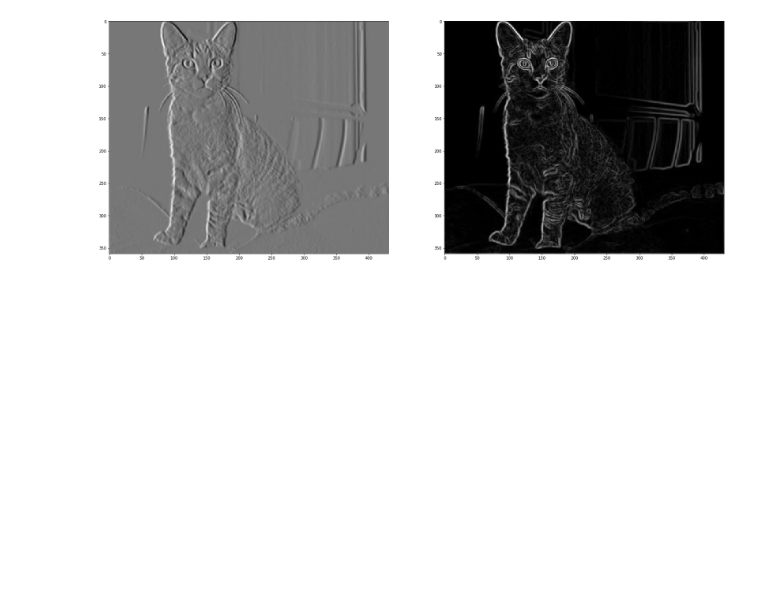
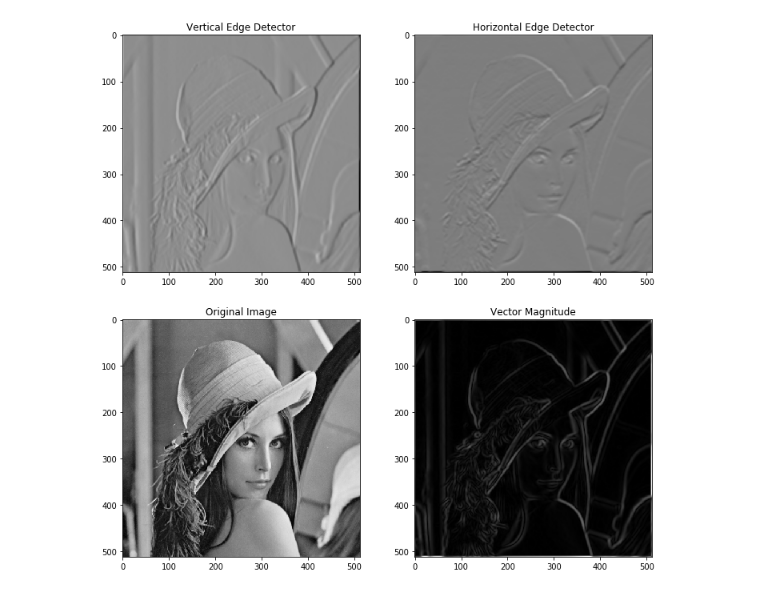
Before and after one commit to SatioO/DL_Practices, a Jupyter notebook: Sobel Filter using Tensorflow.ipynb, the cells around one changed output. Drawn from its saved outputs; the diff is of its cells as text; code cells hidden in the pictures; blank space fills up the shorter version.

```diff
--- a/Sobel Filter using Tensorflow.ipynb
+++ b/Sobel Filter using Tensorflow.ipynb
@@ -4,12 +5,12 @@ import matplotlib.pyplot as plt
 # %%
 def read_img(path):
     img = tf.io.read_file(path)
-    img = tf.image.decode_jpeg(img)
+    img = tf.image.decode_png(img)
     img = tf.image.rgb_to_grayscale(img)
-    img = tf.image.convert_image_dtype(img, tf.float32)
+    img = tf.image.convert_image_dtype(img, tf.float32, saturate=False)
     return img
 
-image = read_img("./data/dogs-vs-cats/train/cat.10000.jpg")
+image = read_img("./data/11f3bd8.png")
 # %%
 plt.imshow(tf.squeeze(image), cmap=plt.cm.gray)
 plt.show()
@@ -29,7 +30,7 @@ def gaussian_blur(img, kernel_size, sigma):
     gaussian_kernel = gaussian_filter(tf.shape(img)[-1])
     return gaussian_kernel[..., tf.newaxis]
 # %%
-gaussian_kernel = gaussian_blur(image, 3, 3)
+gaussian_kernel = gaussian_blur(image, 7, 3)
 gaussian_image = tf.nn.conv2d(image[tf.newaxis, ...], gaussian_kernel, strides=1, padding='SAME')
 # %%
 fig, ax = plt.subplots(1, 2, figsize=(16, 16))
@@ -41,5 +42,5 @@ plt.show()
 # %%
-def sobel_detection(image, kernel):
+def sobel_edge_detection(image, kernel):
     kernel_x = kernel[..., tf.newaxis, tf.newaxis] # Assumption is image will be always in grayscale
     kernel_y = tf.transpose(kernel)[..., tf.newaxis, tf.newaxis]
 
@@ -49,8 +50,12 @@ def sobel_detection(image, kernel):
     gradient_magnitude = tf.sqrt(tf.square(grad_x) + tf.square(grad_y))
     gradient_magnitude *= 255.0 / tf.reduce_max(gradient_magnitude)
 
+    gradient_direction = tf.math.atan2(grad_y, grad_x)
+    gradient_direction = tf.divide(gradient_direction)
+    print(gradient_direction)
+
     return grad_x, grad_y, gradient_magnitude
 # %%
 sobel_kernel = tf.constant([[-1, 0, 1], [-2, 0, 2], [-1, 0, 1]], tf.float32)
 
-grad_x, grad_y, magnitude = sobel_detection(gaussian_image, sobel_kernel)
+grad_x, grad_y, magnitude = sobel_edge_detection(gaussian_image, sobel_kernel)
@@ -57,7 +80,13 @@ grad_x, grad_y, magnitude = sobel_detection(gaussian_image, sobel_kernel)
 # %%
-fig, ax = plt.subplots(1, 2, figsize=(28, 28))
-ax[0].imshow(tf.squeeze(grad_x), cmap=plt.cm.gray)
-ax[1].imshow(tf.squeeze(magnitude), cmap=plt.cm.gray)
+fig, ax = plt.subplots(2, 2, figsize=(12, 12))
+ax[0, 0].imshow(tf.squeeze(grad_x), cmap=plt.cm.gray)
+ax[0, 0].set_title("Vertical Edge Detector")
+ax[0, 1].imshow(tf.squeeze(grad_y), cmap=plt.cm.gray)
+ax[0, 1].set_title("Horizontal Edge Detector")
+ax[1, 0].imshow(tf.squeeze(image), cmap=plt.cm.gray)
+ax[1, 0].set_title("Original Image")
+ax[1, 1].imshow(tf.squeeze(magnitude), cmap=plt.cm.gray)
+ax[1, 1].set_title("Vector Magnitude")
 plt.show()
 # %% [output]
-[figure, old version]
+[figure, new version]
```
Also changed, not shown: parts of 4 cells of this notebook.
